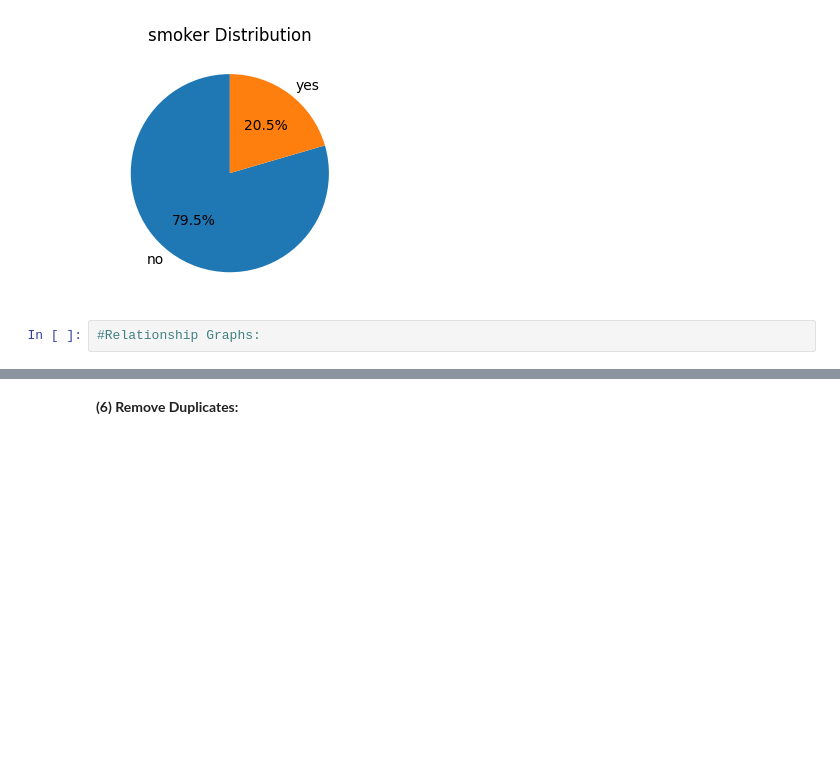
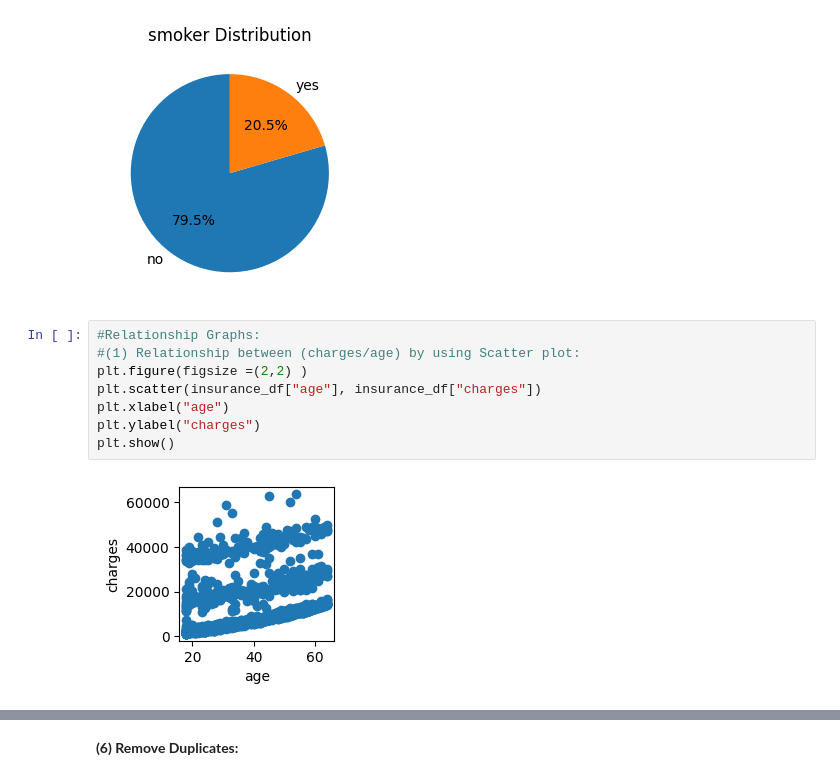
Before and after one commit to MennaAbozaid/Creativa_25-AI, a Jupyter notebook: Machine Learning/001_Data Science project.ipynb, the cells around one changed output, grey strips where cells are left out. Drawn from its saved outputs; the diff is of its cells as text; blank space fills up the shorter version.

```diff
--- a/Machine Learning/001_Data Science project.ipynb
+++ b/Machine Learning/001_Data Science project.ipynb
@@ -196,3 +196,11 @@ plt.show()
 [figure]
 # %%
 #Relationship Graphs:
+#(1) Relationship between (charges/age) by using Scatter plot:
+plt.figure(figsize =(2,2) )
+plt.scatter(insurance_df["age"], insurance_df["charges"])
+plt.xlabel("age")
+plt.ylabel("charges")
+plt.show()
+# %% [output]
+[figure, added]
```
Also changed, not shown: parts of 5 cells of this notebook.
